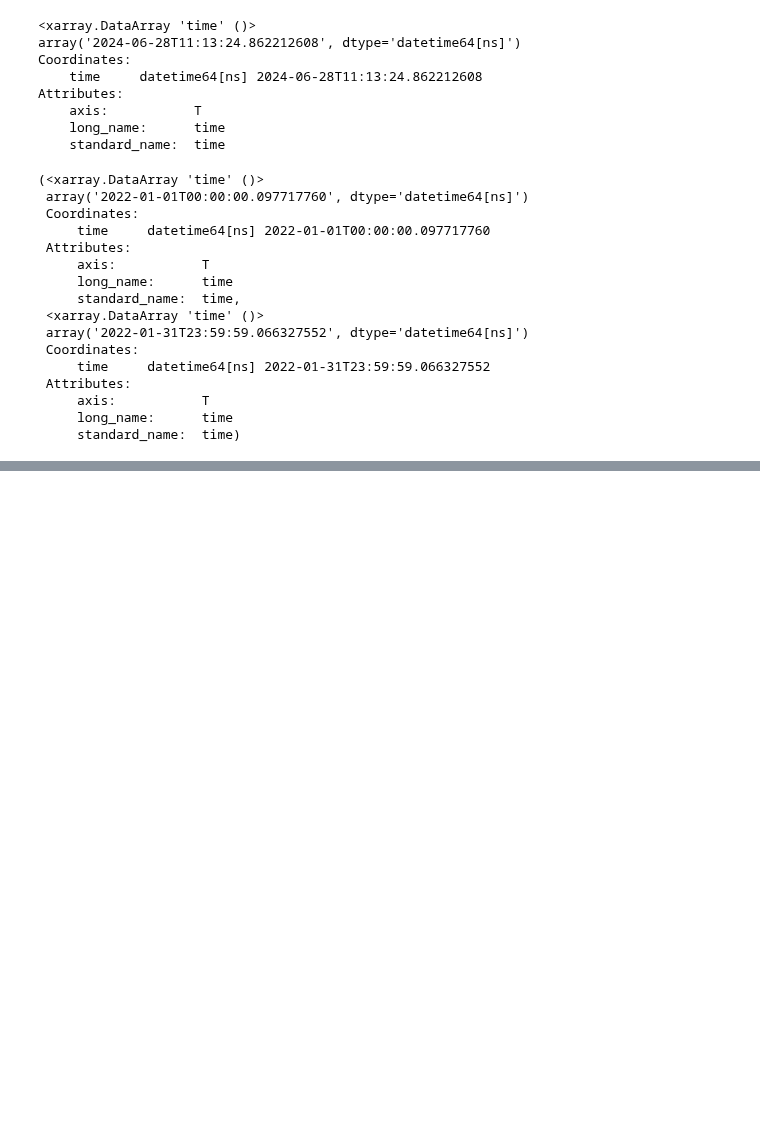
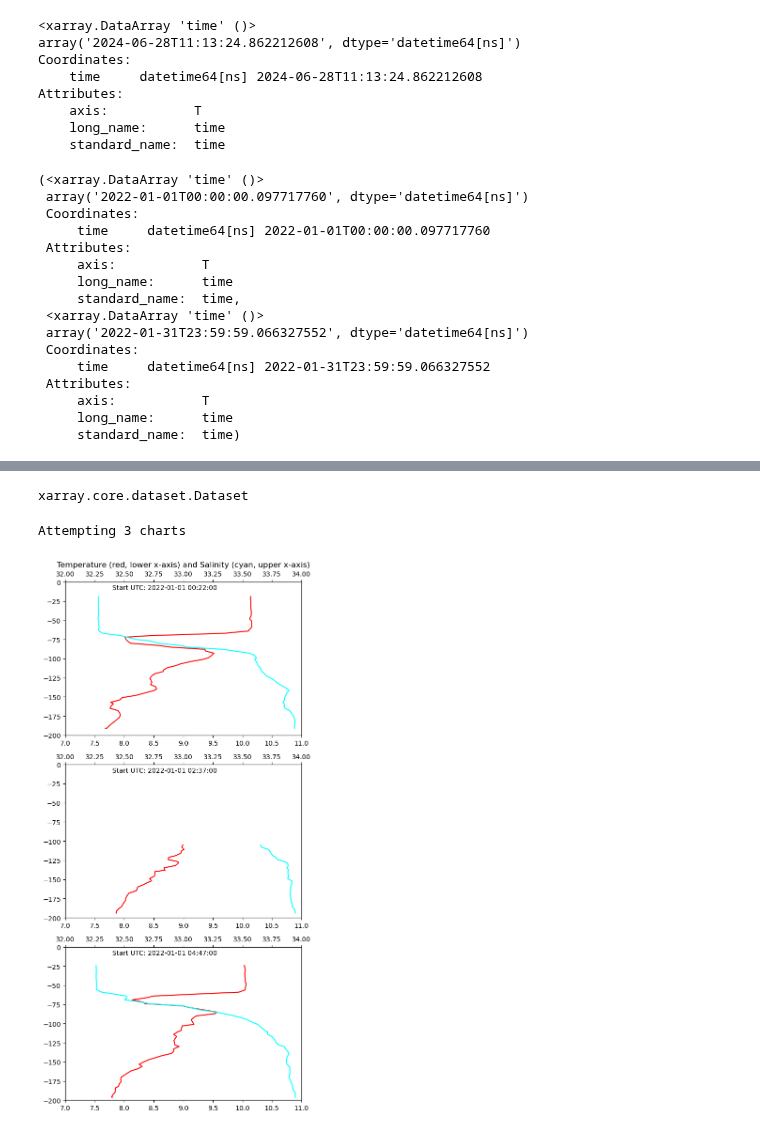
Before and after one commit to geo-smart/oceanography, a Jupyter notebook: book/chapters/data2.ipynb, the cells around one changed output, grey strips where cells are left out. Cells and saved outputs as stored; diff of their text form; code cells hidden in the pictures; blank space fills up the shorter version.

Commit message:
one plot

```diff
--- a/book/chapters/data2.ipynb
+++ b/book/chapters/data2.ipynb
@@ -221,3 +138,5 @@ ds.time[0], ds.time[-1]
 # %%
-type(siteData)
+type(ds)
+# %% [output]
+xarray.core.dataset.Dataset
 # %%
@@ -224,0 +156,38 @@ siteData.to_netcdf("~/RS03AXPS-SF03A-2A-CTDPFA302-streamed-ctdpf_sbe43_sample.nc
+# %%
+# This cell assembles a data dictionary "d" from the old-style datasets (that live within the repo)
+
+d = {}
+
+relative_path = 'rca/sensors/data/'
+sitestring = 'osb'                    # available: osb = Oregon Slope Base
+monthstring = 'jan22'                 # available: apr21, jul21, jan22
+
+# error: apr21 and jul21 seem to fail on pCO2 despite data files present
+
+def AssembleDataFilename(relative_path, site, instrument, time, sensor):
+    return relative_path + site + '_' + instrument + '_' + time + '_' + sensor + '.nc'
+
+def GetSensorTuple(s, f):
+    '''
+    s is the sensor identifier string like 'temperature'
+    f is the source filename like './../data/osb_ctd_jan22_temperature.nc'
+    '''
+    df_sensor    = xr.open_dataset(f)[s]
+    df_z         = xr.open_dataset(f)['z']
+    range_lo     = ranges[s][0]
+    range_hi     = ranges[s][1]
+    sensor_color = colors[s]
+    return (df_sensor, df_z, range_lo, range_hi, sensor_color)
+
+
+for sensor in sensors:          # sensor is a list of 2 strings [sensor_str, instrument_str]
+    f = AssembleDataFilename(relative_path, sitestring, sensor[1], monthstring, sensor[0])
+    d[sensor[0]] = GetSensorTuple(sensor[0], f)
+# %%
+# temperature and salinity
+fig,axs = ChartTwoSensors(profiles, [ranges['temperature'], ranges['salinity']], profile_list,
+                          d['temperature'][0], d['temperature'][1], 'Temperature', colors['temperature'],    'ascent',
+                          d['salinity'][0],       d['salinity'][1],    'Salinity',  colors['salinity'], 'ascent', 6, 4)
+# %% [output]
+Attempting 3 charts
+[figure, added]
```
Also changed, not shown: parts of 3 cells of this notebook, 1 other file.
